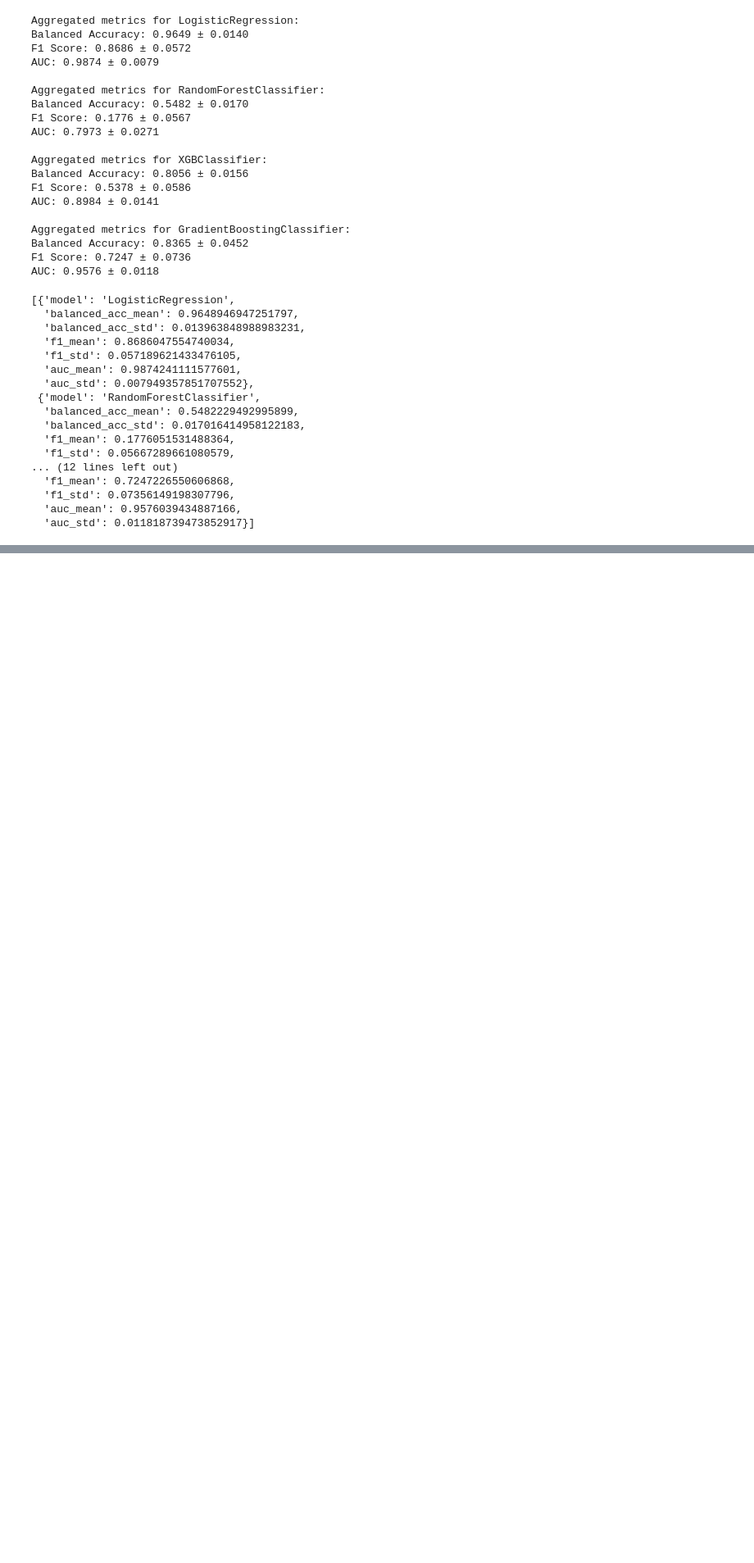
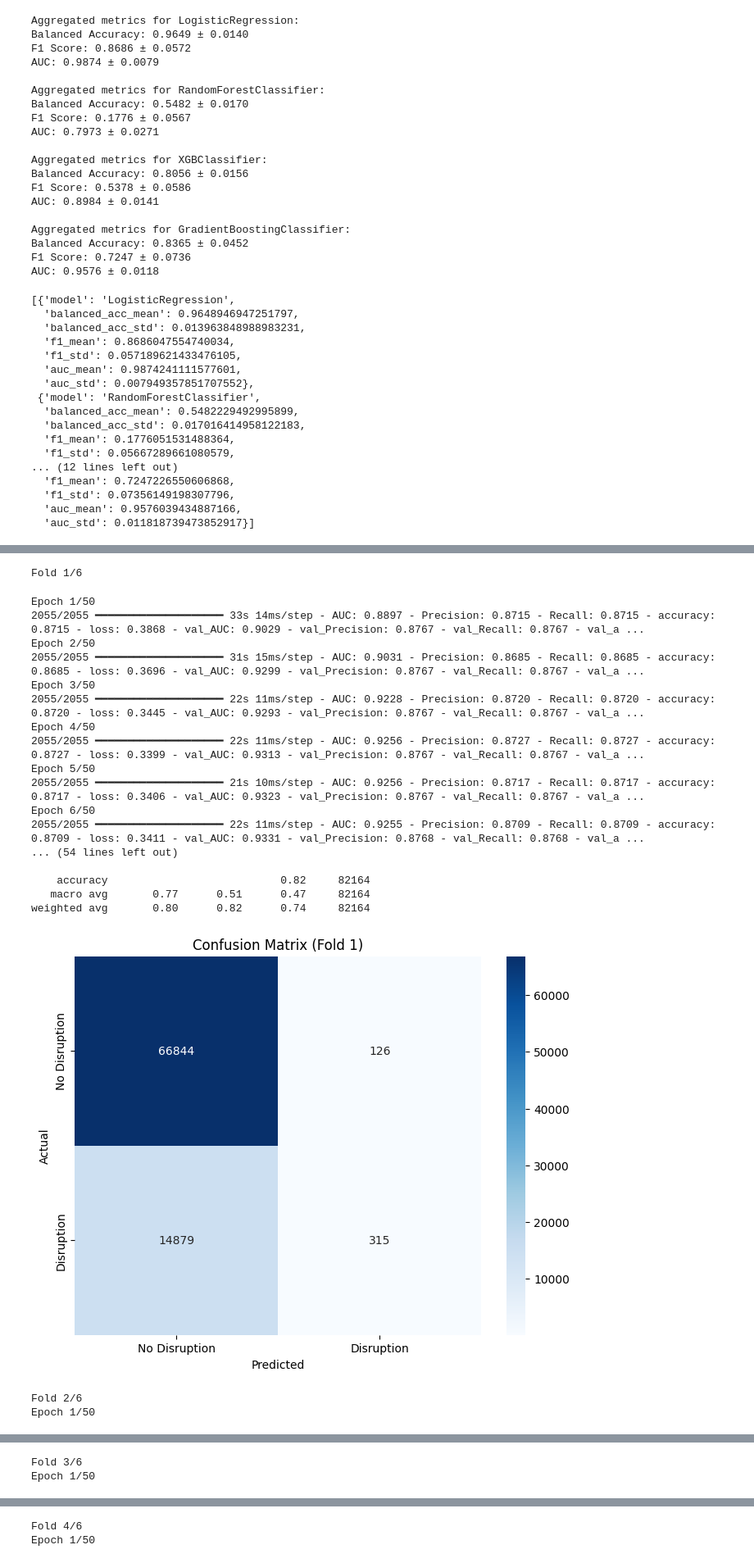
Before and after one commit to Brebber/Thesis, a Jupyter notebook: MSc-Thesis-Brent/NS-Disruptions-2025/exploratory-data-analysis/Models.ipynb, the cells around one changed output, grey strips where cells are left out. Shown at 82% size. Cells and saved outputs as stored; diff of their text form; code cells hidden in the pictures; blank space fills up the shorter version.

```diff
--- a/MSc-Thesis-Brent/NS-Disruptions-2025/exploratory-data-analysis/Models.ipynb
+++ b/MSc-Thesis-Brent/NS-Disruptions-2025/exploratory-data-analysis/Models.ipynb
@@ -721,7 +744,7 @@ from sklearn.model_selection import train_test_split
 from sklearn.preprocessing import StandardScaler
 from tensorflow.keras.utils import to_categorical
 from tensorflow.keras.callbacks import EarlyStopping
-X_topo_reshaped = X_topo.reshape((X_topo.shape[0], 1, X_topo.shape[1]))
+X_comp_reshaped = X_comp.reshape((X_comp.shape[0], 1, X_comp.shape[1]))
 
 def cross_validate_lstm(X, y, features, resample=False, n_splits=6, epochs=50, batch_size=32):
     scaler = StandardScaler()
@@ -742,8 +765,8 @@ def cross_validate_lstm(X, y, features, resample=False, n_splits=6, epochs=50, b
         # Apply SMOTE to training set if resample=True
         if resample:
             smote = SMOTE(random_state=42)
-            X_train_reshaped = X_train.reshape(-1, X_train.shape[2])
-            X_train_balanced, y_train_balanced = smote.fit_resample(X_train_reshaped, y_train)
+            # X_train_reshaped = X_train.reshape(-1, X_train.shape[2])
+            X_train_balanced, y_train_balanced = smote.fit_resample(X_train, y_train)
             X_train = X_train_balanced.reshape(-1, X_train.shape[1], X_train.shape[2])
             y_train = y_train_balanced
 
@@ -842,17 +865,3 @@ def cross_validate_lstm(X, y, features, resample=False, n_splits=6, epochs=50, b
         std = np.std(metrics[metric])
         print(f"{metric.capitalize()}: {mean:.4f} ± {std:.4f}")
     return model, metrics, results
-
-
-# Example usage
-# Assuming X_topo_reshaped, y, feature_df are defined
-features = feature_df.drop(columns=['Disrupted']).columns.tolist()
-final_model, cv_metrics, feature_importance = cross_validate_lstm(
-    X=X_topo_reshaped,
-    y=y,
-    features=features,
-    resample=True,
-    n_splits=6,
-    epochs=50,
-    batch_size=32
-)
@@ -940,0 +970,40 @@ weighted avg       0.83      0.77      0.79     87541
+# %%
+topo_reshaped = X_topo.reshape((X_topo.shape[0], X_topo.shape[1], 1))
+topo_features = [
+    'source_degree', 'source_weighted_degree', 'source_avg_distance',
+    'target_degree', 'target_weighted_degree', 'target_avg_distance',
+    'common_neighbors', 'jaccard_coefficient', 'preferential_attachment',
+    'adamic_adar_index', 'resource_allocation_index','weight', 'distance']
+# Ensure the LSTM model is compatible with the reshaped input
+final_model_topo, cv_metrics, feature_importance = cross_validate_lstm(
+    X=topo_reshaped,
+    y=y,
+    features=topo_features,
+    resample=False,
+    n_splits=6,
+    epochs=50,
+    batch_size=32
+)
+lstm_predict(topo_reshaped, y, final_model_topo, n_splits=6)
+# %% [output]
+Fold 1/6
+Epoch 1/50
+2055/2055 ━━━━━━━━━━━━━━━━━━━━ 33s 14ms/step - AUC: 0.8897 - Precision: 0.8715 - Recall: 0.8715 - accuracy: 0.8715 - loss: 0.3868 - val_AUC: 0.9029 - val_Precision: 0.8767 - val_Recall: 0.8767 - val_a ...
+Epoch 2/50
+2055/2055 ━━━━━━━━━━━━━━━━━━━━ 31s 15ms/step - AUC: 0.9031 - Precision: 0.8685 - Recall: 0.8685 - accuracy: 0.8685 - loss: 0.3696 - val_AUC: 0.9299 - val_Precision: 0.8767 - val_Recall: 0.8767 - val_a ...
+Epoch 3/50
+2055/2055 ━━━━━━━━━━━━━━━━━━━━ 22s 11ms/step - AUC: 0.9228 - Precision: 0.8720 - Recall: 0.8720 - accuracy: 0.8720 - loss: 0.3445 - val_AUC: 0.9293 - val_Precision: 0.8767 - val_Recall: 0.8767 - val_a ...
+Epoch 4/50
+2055/2055 ━━━━━━━━━━━━━━━━━━━━ 22s 11ms/step - AUC: 0.9256 - Precision: 0.8727 - Recall: 0.8727 - accuracy: 0.8727 - loss: 0.3399 - val_AUC: 0.9313 - val_Precision: 0.8767 - val_Recall: 0.8767 - val_a ...
+Epoch 5/50
+2055/2055 ━━━━━━━━━━━━━━━━━━━━ 21s 10ms/step - AUC: 0.9256 - Precision: 0.8717 - Recall: 0.8717 - accuracy: 0.8717 - loss: 0.3406 - val_AUC: 0.9323 - val_Precision: 0.8767 - val_Recall: 0.8767 - val_a ...
+Epoch 6/50
+2055/2055 ━━━━━━━━━━━━━━━━━━━━ 22s 11ms/step - AUC: 0.9255 - Precision: 0.8709 - Recall: 0.8709 - accuracy: 0.8709 - loss: 0.3411 - val_AUC: 0.9331 - val_Precision: 0.8768 - val_Recall: 0.8768 - val_a ...
+... (54 lines left out)
+
+    accuracy                           0.82     82164
+   macro avg       0.77      0.51      0.47     82164
+weighted avg       0.80      0.82      0.74     82164
+[figure, added]
+Fold 2/6
+Epoch 1/50
@@ -940,0 +1028,2 @@ weighted avg       0.83      0.77      0.79     87541
+Fold 3/6
+Epoch 1/50
@@ -940,0 +1048,2 @@ weighted avg       0.83      0.77      0.79     87541
+Fold 4/6
+Epoch 1/50
```
Also changed, not shown: parts of 20 cells of this notebook.
